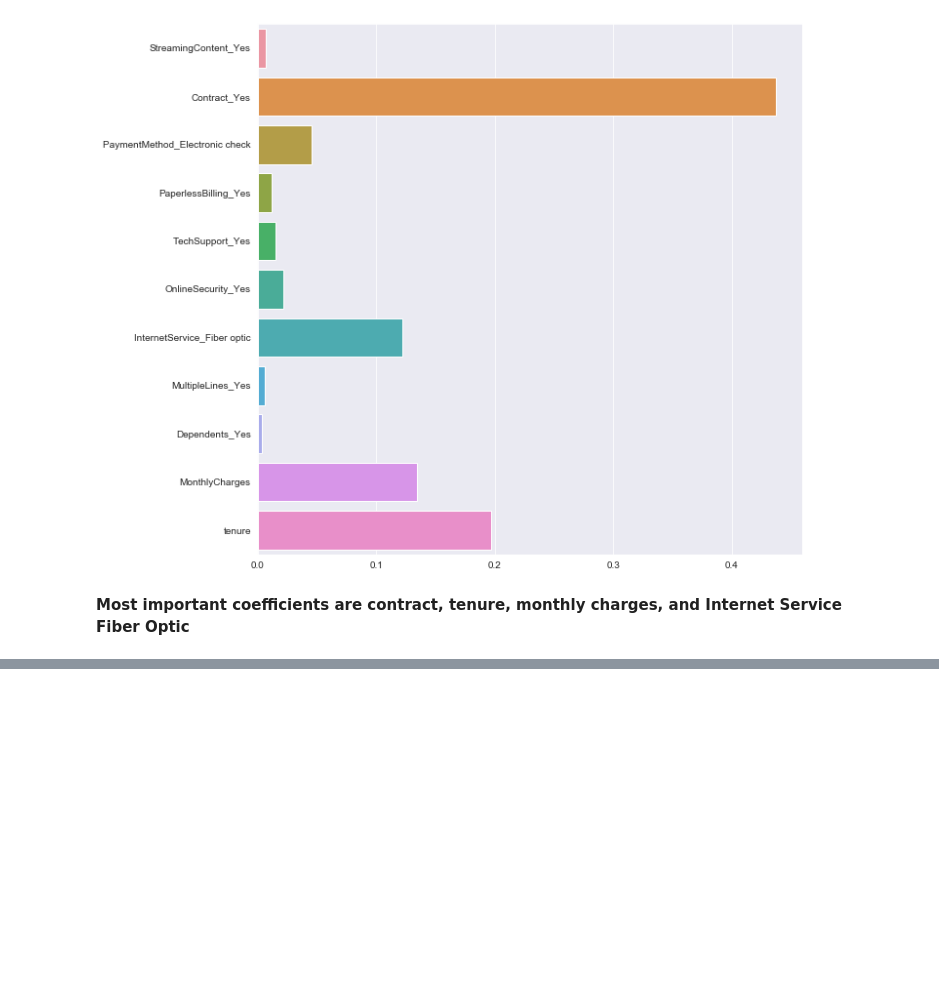
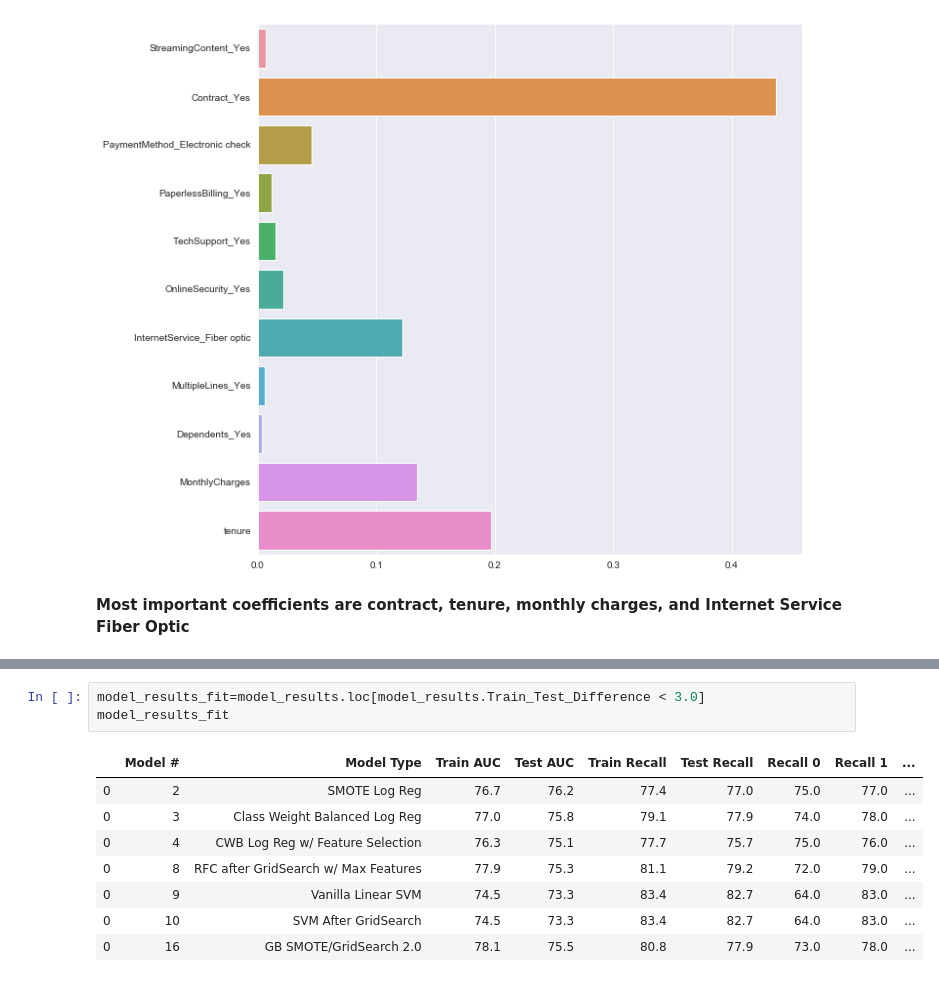
Before and after one commit to will4865/dsc-mod-3-project-v2-1-onl01-dtsc-ft-030220, a Jupyter notebook: student.ipynb, the cells around one changed output, grey strips where cells are left out. Saved outputs shown, nothing was run; the diff lists cells and outputs as text; blank space fills up the shorter version.

```diff
--- a/student.ipynb
+++ b/student.ipynb
@@ -1686,0 +1684,12 @@ sns.barplot(data=gbc_df, orient='h')
+# %%
+model_results_fit=model_results.loc[model_results.Train_Test_Difference < 3.0]
+model_results_fit
+# %% [output]
+|  | Model # | Model Type | Train AUC | Test AUC | Train Recall | Test Recall | Recall 0 | Recall 1 | ... |
+| 0 | 2 | SMOTE Log Reg | 76.7 | 76.2 | 77.4 | 77.0 | 75.0 | 77.0 | ... |
+| 0 | 3 | Class Weight Balanced Log Reg | 77.0 | 75.8 | 79.1 | 77.9 | 74.0 | 78.0 | ... |
+| 0 | 4 | CWB Log Reg w/ Feature Selection | 76.3 | 75.1 | 77.7 | 75.7 | 75.0 | 76.0 | ... |
+| 0 | 8 | RFC after GridSearch w/ Max Features | 77.9 | 75.3 | 81.1 | 79.2 | 72.0 | 79.0 | ... |
+| 0 | 9 | Vanilla Linear SVM | 74.5 | 73.3 | 83.4 | 82.7 | 64.0 | 83.0 | ... |
+| 0 | 10 | SVM After GridSearch | 74.5 | 73.3 | 83.4 | 82.7 | 64.0 | 83.0 | ... |
+| 0 | 16 | GB SMOTE/GridSearch 2.0 | 78.1 | 75.5 | 80.8 | 77.9 | 73.0 | 78.0 | ... |
```
Also changed, not shown: parts of 25 cells of this notebook, 1 other file.
